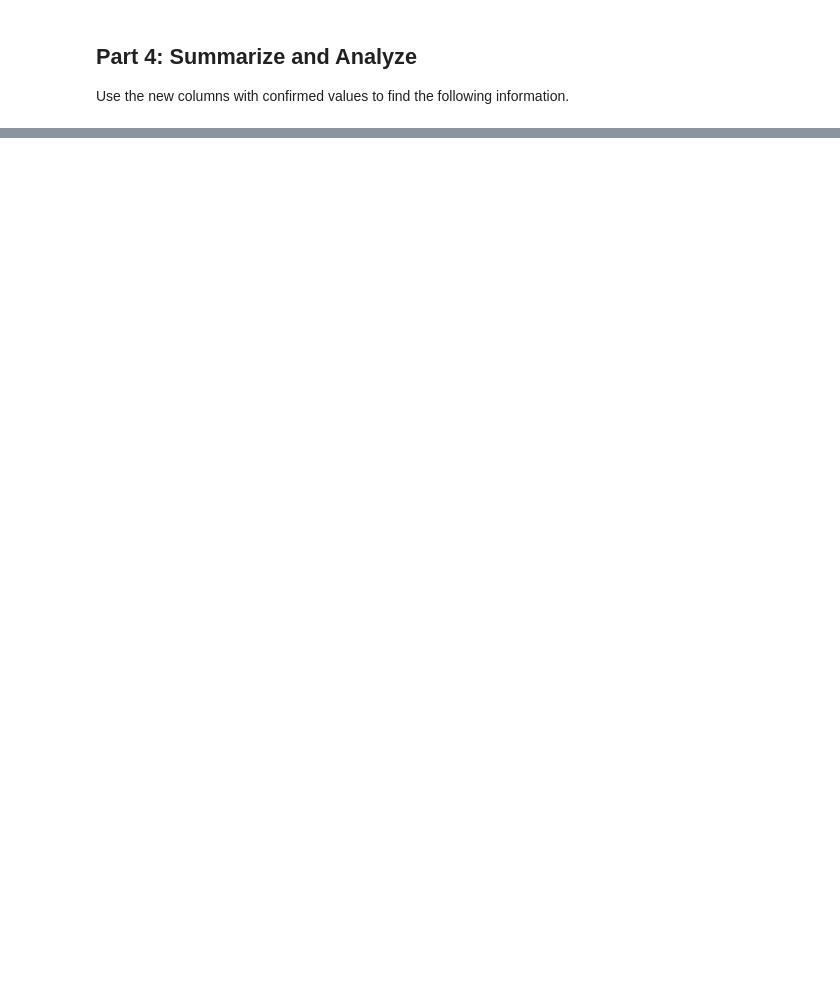
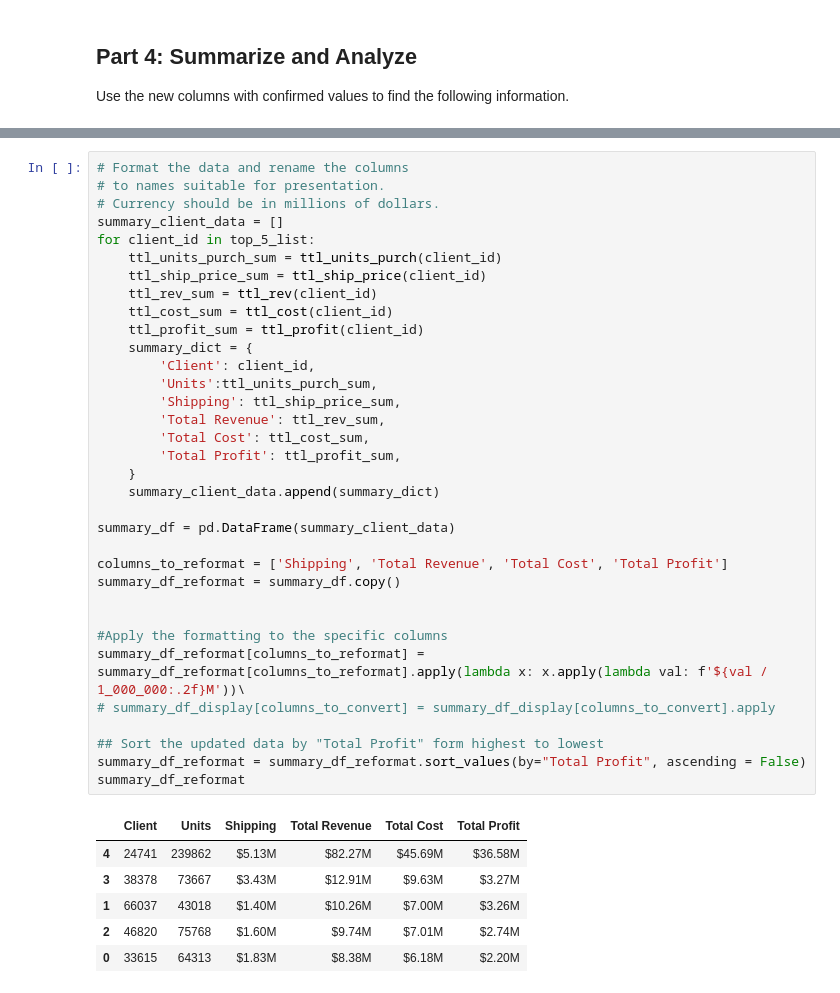
Before and after one commit to Traugewitz/pandas-challenge-1, a Jupyter notebook: Starter_Code/Starter_Code/module_4_challenge.ipynb, the cells around one changed output, grey strips where cells are left out. Cells and saved outputs as stored; diff of their text form; blank space fills up the shorter version.

```diff
--- a/Starter_Code/Starter_Code/module_4_challenge.ipynb
+++ b/Starter_Code/Starter_Code/module_4_challenge.ipynb
@@ -249,2 +266,43 @@ renamed_df
+# %%
+# Format the data and rename the columns
+# to names suitable for presentation.
+# Currency should be in millions of dollars.
+summary_client_data = []
+for client_id in top_5_list:
+    ttl_units_purch_sum = ttl_units_purch(client_id)
+    ttl_ship_price_sum = ttl_ship_price(client_id)
+    ttl_rev_sum = ttl_rev(client_id)
+    ttl_cost_sum = ttl_cost(client_id)
+    ttl_profit_sum = ttl_profit(client_id)
+    summary_dict = {
+        'Client': client_id,
+        'Units':ttl_units_purch_sum,
+        'Shipping': ttl_ship_price_sum,
+        'Total Revenue': ttl_rev_sum,
+        'Total Cost': ttl_cost_sum,
+        'Total Profit': ttl_profit_sum,
+    }
+    summary_client_data.append(summary_dict)
+
+summary_df = pd.DataFrame(summary_client_data)
+
+columns_to_reformat = ['Shipping', 'Total Revenue', 'Total Cost', 'Total Profit']
+summary_df_reformat = summary_df.copy()
+
+
+#Apply the formatting to the specific columns
+summary_df_reformat[columns_to_reformat] = summary_df_reformat[columns_to_reformat].apply(lambda x: x.apply(lambda val: f'${val / 1_000_000:.2f}M'))\
+# summary_df_display[columns_to_convert] = summary_df_display[columns_to_convert].apply
+
+## Sort the updated data by "Total Profit" form highest to lowest
+summary_df_reformat = summary_df_reformat.sort_values(by="Total Profit", ascending = False)
+summary_df_reformat
+# %% [output]
+|  | Client | Units | Shipping | Total Revenue | Total Cost | Total Profit |
+| 4 | 24741 | 239862 | $5.13M | $82.27M | $45.69M | $36.58M |
+| 3 | 38378 | 73667 | $3.43M | $12.91M | $9.63M | $3.27M |
+| 1 | 66037 | 43018 | $1.40M | $10.26M | $7.00M | $3.26M |
+| 2 | 46820 | 75768 | $1.60M | $9.74M | $7.01M | $2.74M |
+| 0 | 33615 | 64313 | $1.83M | $8.38M | $6.18M | $2.20M |
 # %%
 #Write a brief 2-3 summary of your findings
```
Also changed, not shown: parts of 16 cells of this notebook, 3 other files.
